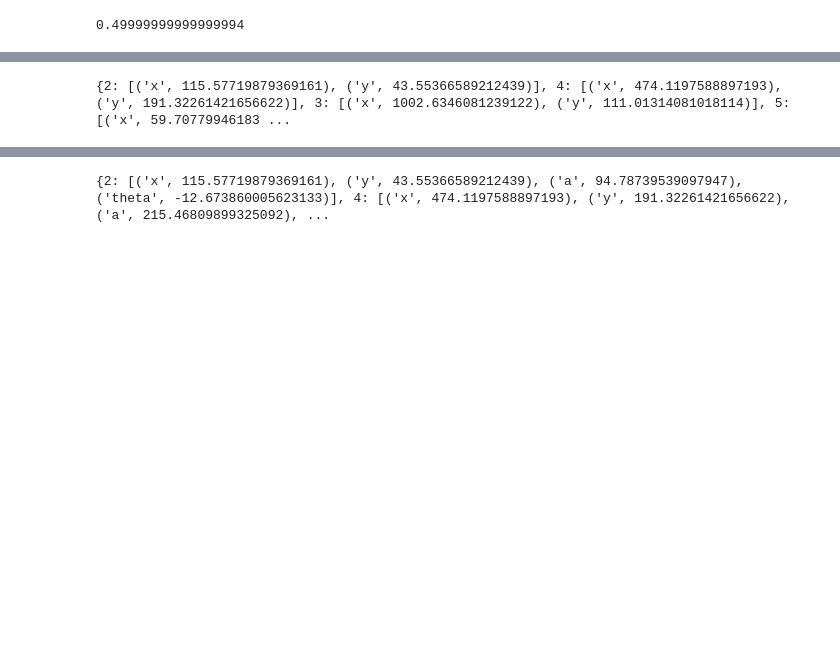
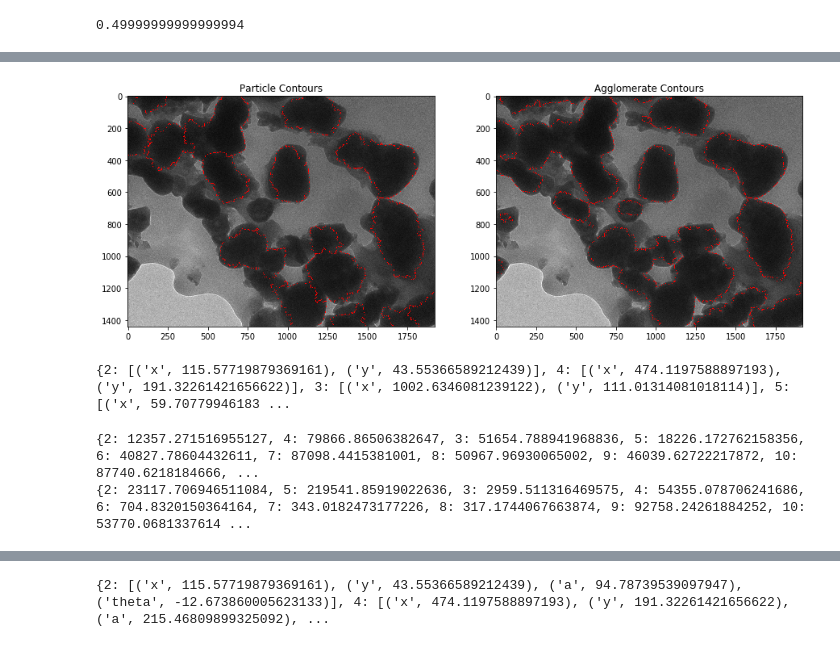
Before and after one commit to akshaytrikha/BTO-TEM-Processing, a Jupyter notebook: thresholding.ipynb, the cells around one changed output, grey strips where cells are left out. Cells and saved outputs as stored; diff of their text form; code cells hidden in the pictures; blank space fills up the shorter version.

```diff
--- a/thresholding.ipynb
+++ b/thresholding.ipynb
@@ -214,2 +118,8 @@ time to find areas: 42.43712046900001 seconds
+# %%
+contour_colors, chords_color_copy = get_contour_colors(watershed_markers, color_image)
+agg_contour_colors, agg_chords_color_copy = get_contour_colors(agg_watershed_markers, color_image)
+display_images([chords_color_copy, agg_chords_color_copy], ["Particle Contours", "Agglomerate Contours"], [1, 1])
+# %% [output]
+[figure, added]
 # %%
 particles = find_centerpoints(contour_colors)
@@ -218,0 +133,6 @@ particles = find_centerpoints(contour_colors)
+# %%
+print(particle_areas)
+print(agg_areas)
+# %% [output]
+{2: 12357.271516955127, 4: 79866.86506382647, 3: 51654.788941968836, 5: 18226.172762158356, 6: 40827.78604432611, 7: 87098.4415381001, 8: 50967.96930065002, 9: 46039.62722217872, 10: 87740.6218184666, ...
+{2: 23117.706946511084, 5: 219541.85919022636, 3: 2959.511316469575, 4: 54355.078706241686, 6: 704.8320150364164, 7: 343.0182473177226, 8: 317.1744067663874, 9: 92758.24261884252, 10: 53770.0681337614 ...
```
Also changed, not shown: parts of 22 cells of this notebook, 1 other file.
